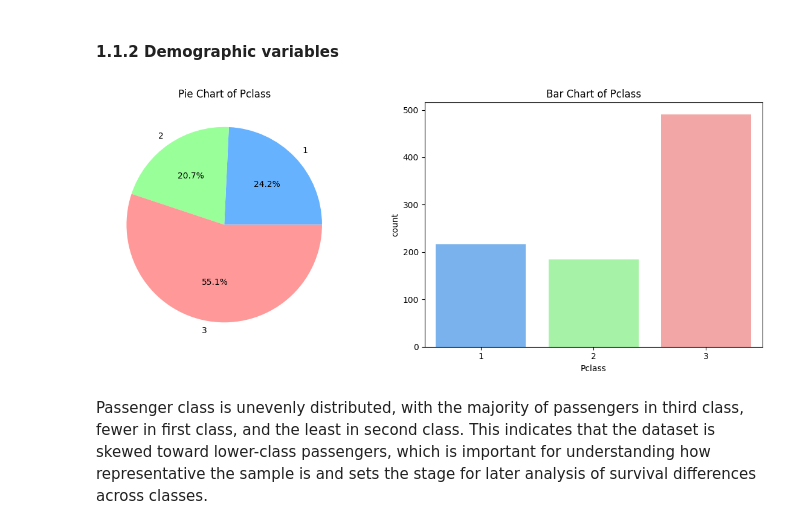
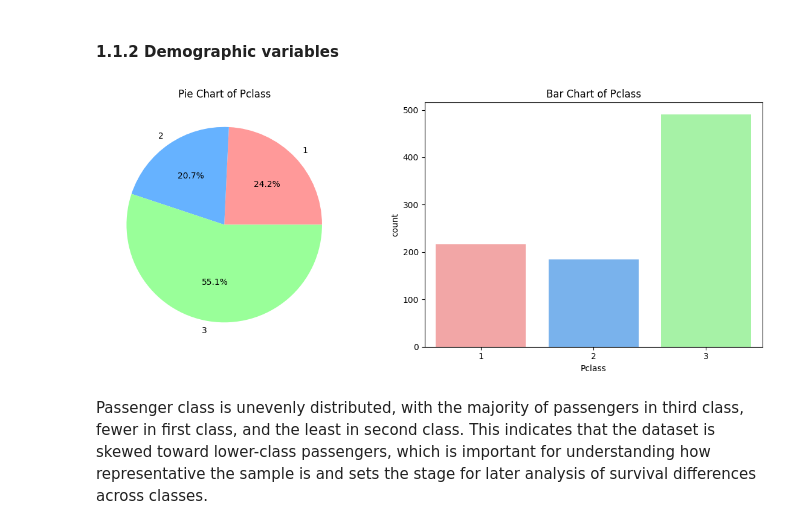
Before and after one commit to fede-giorgi/Transformer_is_All_You_Need, a Jupyter notebook: project.ipynb, the cells around one changed output. Saved outputs shown, nothing was run; the diff lists cells and outputs as text; code cells hidden in the pictures.

Commit message:
nicer graphs

```diff
--- a/project.ipynb
+++ b/project.ipynb
@@ -76,6 +76,8 @@ df_train0.head()
 | 4 | 5 | 0 | 3 | Allen, Mr. William Henry | male | 35.0 | 0 | 0 | 373450 | 8.0500 | ... |
 # %% [markdown]
 ### 1.1 Univariate Data Analysis
+# %%
+colors = ["#FF9999", "#66B2FF", "#99FF99", "#FFFF99", "#CC99FF"]
 # %% [markdown]
 #### 1.1.1 Survival distribution
 # %%
@@ -112,36 +114,34 @@ The survival variable shows a clear imbalance, with about 62% of passengers not
 #### 1.1.2 Demographic variables
 # %%
 fig, axes = plt.subplots(1, 2, figsize=(12, 5))
-
 order = [1, 2, 3]
-colors = ["#66B2FF", "#99FF99", "#FF9999"]
 
 # Pie chart
 df_train0["Pclass"].value_counts(normalize=True).reindex(order).plot(
     kind="pie",
     autopct="%1.1f%%",
-    colors=colors,
+    colors=colors[:3],
     ax=axes[0]
 )
 axes[0].set_ylabel("")
 axes[0].set_title("Pie Chart of Pclass")
 
 # Bar chart
 sns.countplot(
     x="Pclass",
     data=df_train0,
     order=order,
-    palette=colors,
+    palette=colors[:3],
     ax=axes[1],
     hue="Pclass",
     legend=False
 )
 axes[1].set_title("Bar Chart of Pclass")
 
 plt.tight_layout()
 plt.show()
 # %% [output]
-[figure, old version]
+[figure, new version]
 # %% [markdown]
 Passenger class is unevenly distributed, with the majority of passengers in third class, fewer in first class, and the least in second class. This indicates that the dataset is skewed toward lower-class passengers, which is important for understanding how representative the sample is and sets the stage for later analysis of survival differences across classes.
 # %%
```
Also changed, not shown: parts of 35 cells of this notebook.
